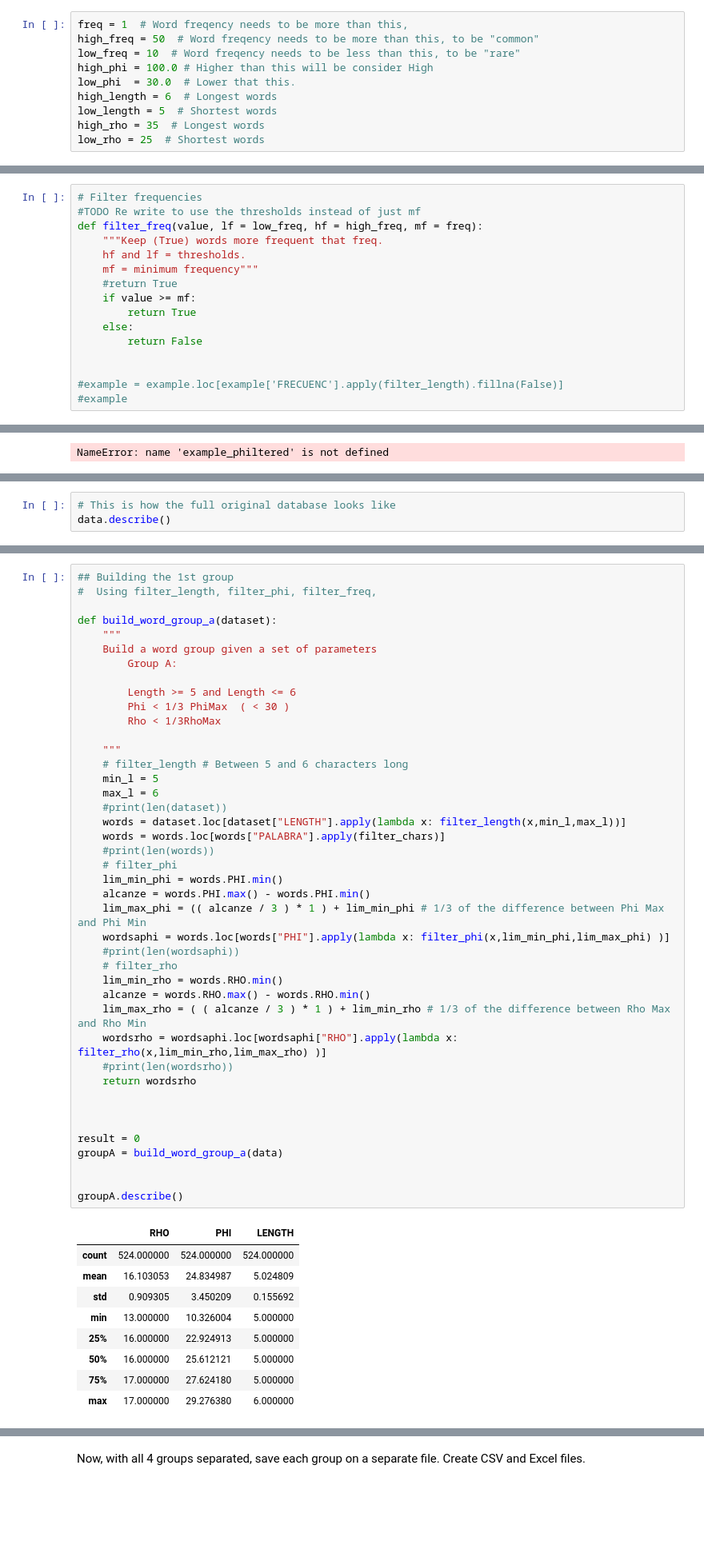
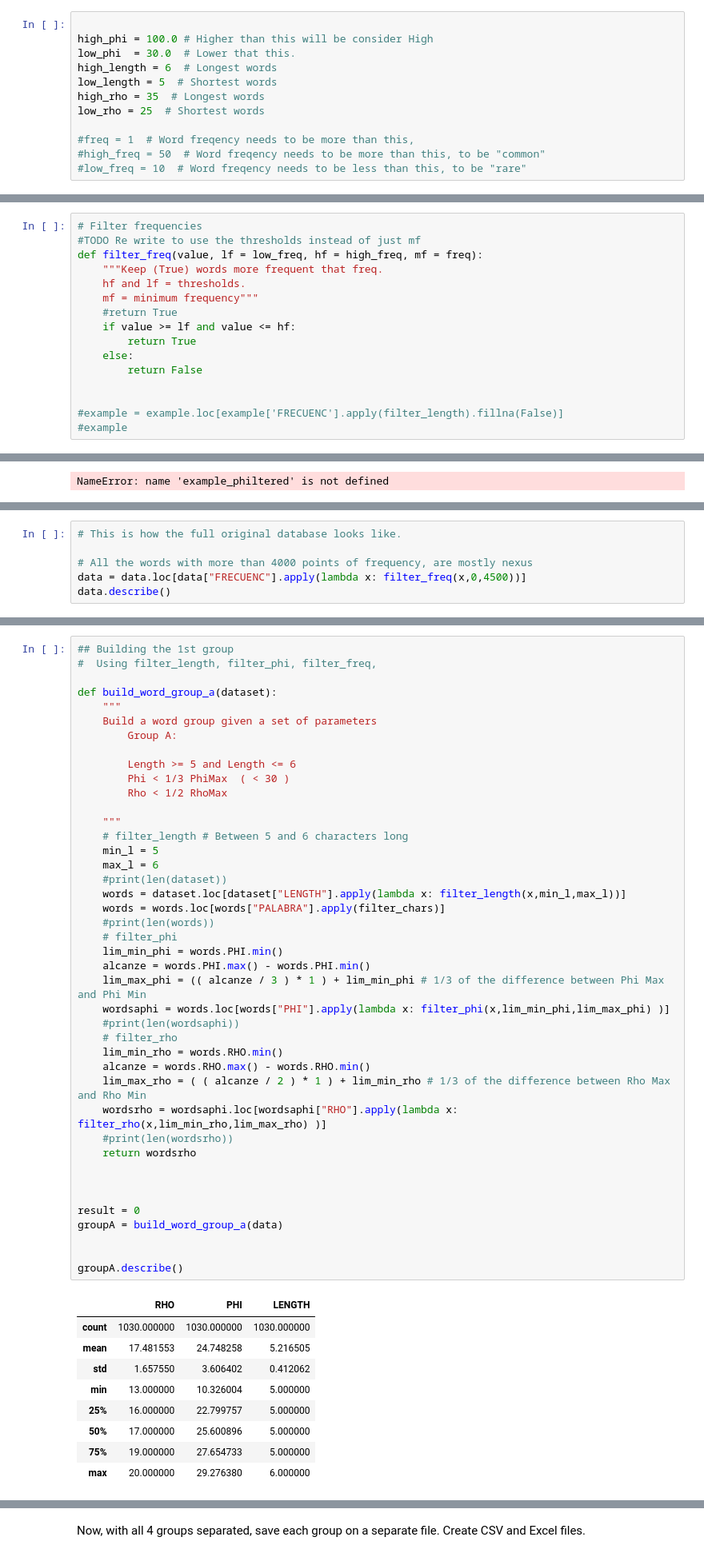
Before and after one commit to wakaru44/letter_counting, a Jupyter notebook: code/Letter Counting.ipynb, the cells around one changed output, grey strips where cells are left out. Shown at 80% size. Saved outputs shown, nothing was run; the diff lists cells and outputs as text; blank space fills up the shorter version.

```diff
--- a/code/Letter Counting.ipynb
+++ b/code/Letter Counting.ipynb
@@ -446,15 +429,17 @@ Now that we have some basic stats, we can start creating filters, that will allo
 
 Each of this parameters, will define how we want each group of words to be.
 # %%
-freq = 1  # Word freqency needs to be more than this,
-high_freq = 50  # Word freqency needs to be more than this, to be "common"
-low_freq = 10  # Word freqency needs to be less than this, to be "rare"
+
 high_phi = 100.0 # Higher than this will be consider High
 low_phi  = 30.0  # Lower that this.
 high_length = 6  # Longest words
 low_length = 5  # Shortest words
 high_rho = 35  # Longest words
 low_rho = 25  # Shortest words
+
+#freq = 1  # Word freqency needs to be more than this,
+#high_freq = 50  # Word freqency needs to be more than this, to be "common"
+#low_freq = 10  # Word freqency needs to be less than this, to be "rare"
 # %%
 
 def filter_length(value,low_length=low_length,high_length=high_length ):
@@ -476,7 +461,7 @@ def filter_freq(value, lf = low_freq, hf = high_freq, mf = freq):
     hf and lf = thresholds.
     mf = minimum frequency"""
     #return True
-    if value >= mf:
+    if value >= lf and value <= hf:
         return True
     else:
         return False
@@ -569,7 +554,10 @@ Group D:
     Phi > 2/3PhiMax
     Rho > 2/3RhoMax
 # %%
-# This is how the full original database looks like
+# This is how the full original database looks like.
+
+# All the words with more than 4000 points of frequency, are mostly nexus
+data = data.loc[data["FRECUENC"].apply(lambda x: filter_freq(x,0,4500))]
 data.describe()
 # %% [output]
 |  | RHO | PHI | LENGTH |
@@ -613,47 +601,47 @@ def build_word_group_a(dataset):
 
         Length >= 5 and Length <= 6
         Phi < 1/3 PhiMax  ( < 30 )
-        Rho < 1/3RhoMax
+        Rho < 1/2 RhoMax
 
     """
     # filter_length # Between 5 and 6 characters long
     min_l = 5
     max_l = 6
     #print(len(dataset))
     words = dataset.loc[dataset["LENGTH"].apply(lambda x: filter_length(x,min_l,max_l))]
     words = words.loc[words["PALABRA"].apply(filter_chars)]
     #print(len(words))
     # filter_phi
     lim_min_phi = words.PHI.min()
     alcanze = words.PHI.max() - words.PHI.min()
     lim_max_phi = (( alcanze / 3 ) * 1 ) + lim_min_phi # 1/3 of the difference between Phi Max and Phi Min
     wordsaphi = words.loc[words["PHI"].apply(lambda x: filter_phi(x,lim_min_phi,lim_max_phi) )]
     #print(len(wordsaphi))
     # filter_rho
     lim_min_rho = words.RHO.min()
     alcanze = words.RHO.max() - words.RHO.min()
-    lim_max_rho = ( ( alcanze / 3 ) * 1 ) + lim_min_rho # 1/3 of the difference between Rho Max and Rho Min
+    lim_max_rho = ( ( alcanze / 2 ) * 1 ) + lim_min_rho # 1/3 of the difference between Rho Max and Rho Min
     wordsrho = wordsaphi.loc[wordsaphi["RHO"].apply(lambda x: filter_rho(x,lim_min_rho,lim_max_rho) )]
     #print(len(wordsrho))
     return wordsrho
 
 
 
 result = 0
 groupA = build_word_group_a(data)
 
 
 groupA.describe()
 # %% [output]
 |  | RHO | PHI | LENGTH |
-| count | 524.000000 | 524.000000 | 524.000000 |
-| mean | 16.103053 | 24.834987 | 5.024809 |
-| std | 0.909305 | 3.450209 | 0.155692 |
+| count | 1030.000000 | 1030.000000 | 1030.000000 |
+| mean | 17.481553 | 24.748258 | 5.216505 |
+| std | 1.657550 | 3.606402 | 0.412062 |
 | min | 13.000000 | 10.326004 | 5.000000 |
-| 25% | 16.000000 | 22.924913 | 5.000000 |
-| 50% | 16.000000 | 25.612121 | 5.000000 |
-| 75% | 17.000000 | 27.624180 | 5.000000 |
-| max | 17.000000 | 29.276380 | 6.000000 |
+| 25% | 16.000000 | 22.799757 | 5.000000 |
+| 50% | 17.000000 | 25.600896 | 5.000000 |
+| 75% | 19.000000 | 27.654733 | 5.000000 |
+| max | 20.000000 | 29.276380 | 6.000000 |
 # %%
 ## Building the 2nd group
 #  Using filter_length, filter_phi, filter_freq,
```
Also changed, not shown: parts of 15 cells of this notebook, 1 other file.
